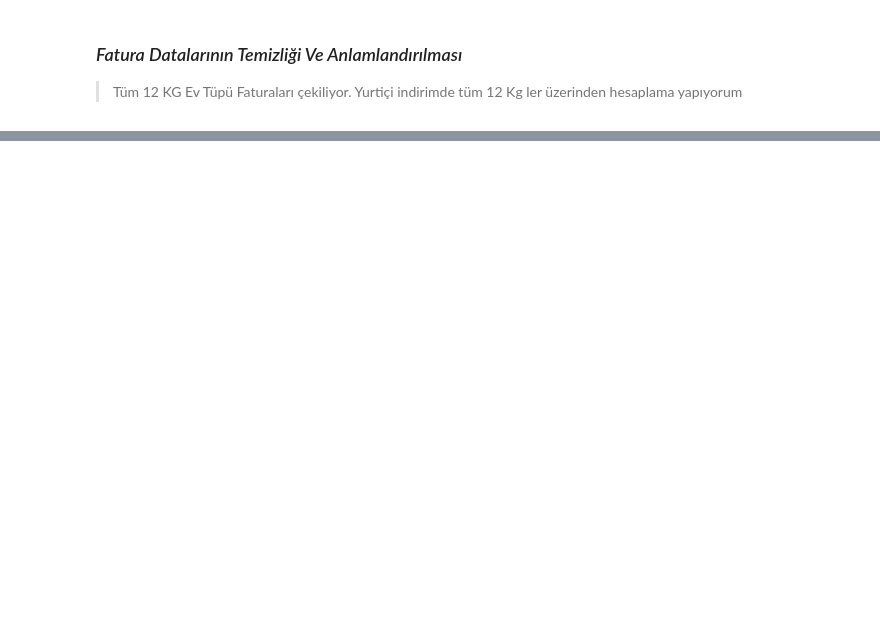
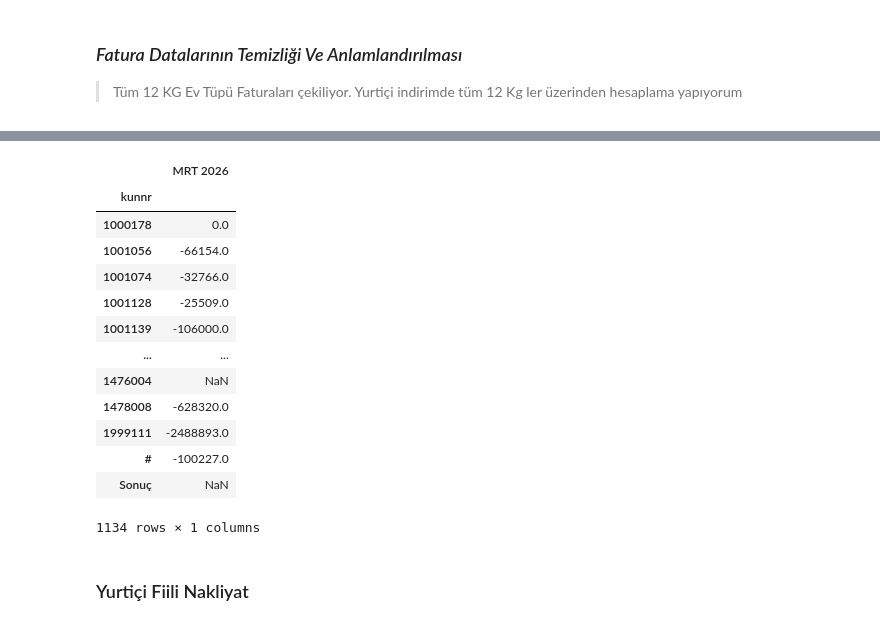
Before and after one commit to feyzacotukaygaz/price_analysis_30.04.2026, a Jupyter notebook: price_analysis_29-04-2026/profitability_analysis.ipynb, the cells around one changed output, grey strips where cells are left out. Drawn from its saved outputs; the diff is of its cells as text; code cells hidden in the pictures; blank space fills up the shorter version.

```diff
--- a/price_analysis_29-04-2026/profitability_analysis.ipynb
+++ b/price_analysis_29-04-2026/profitability_analysis.ipynb
@@ -61,0 +110,27 @@ ybd_indirim[ybd_indirim["Ana hesap"]==1035682]
+# %%
+# Malzeme 6040012 için Ana hesap (kunnr) başına MRT 2026 değerleri
+indirim_per_kunnr = (
+    ybd_indirim[ybd_indirim["Malzeme"] == 6040012]
+    .groupby("Ana hesap")[["MRT 2026"]]
+    .first()
+    .rename(columns={"Ana hesap": "kunnr"})
+)
+indirim_per_kunnr.index.name = "kunnr"
+indirim_per_kunnr
+# %% [output]
+|  | MRT 2026 |
+| kunnr |  |
+| 1000178 | 0.0 |
+| 1001056 | -66154.0 |
+| 1001074 | -32766.0 |
+| 1001128 | -25509.0 |
+| 1001139 | -106000.0 |
+| ... | ... |
+| 1476004 | NaN |
+| 1478008 | -628320.0 |
+| 1999111 | -2488893.0 |
+| # | -100227.0 |
+| Sonuç | NaN |
+1134 rows × 1 columns
+# %% [markdown]
+### Yurtiçi Fiili Nakliyat
```
Also changed, not shown: parts of 21 cells of this notebook, 19 other files.
